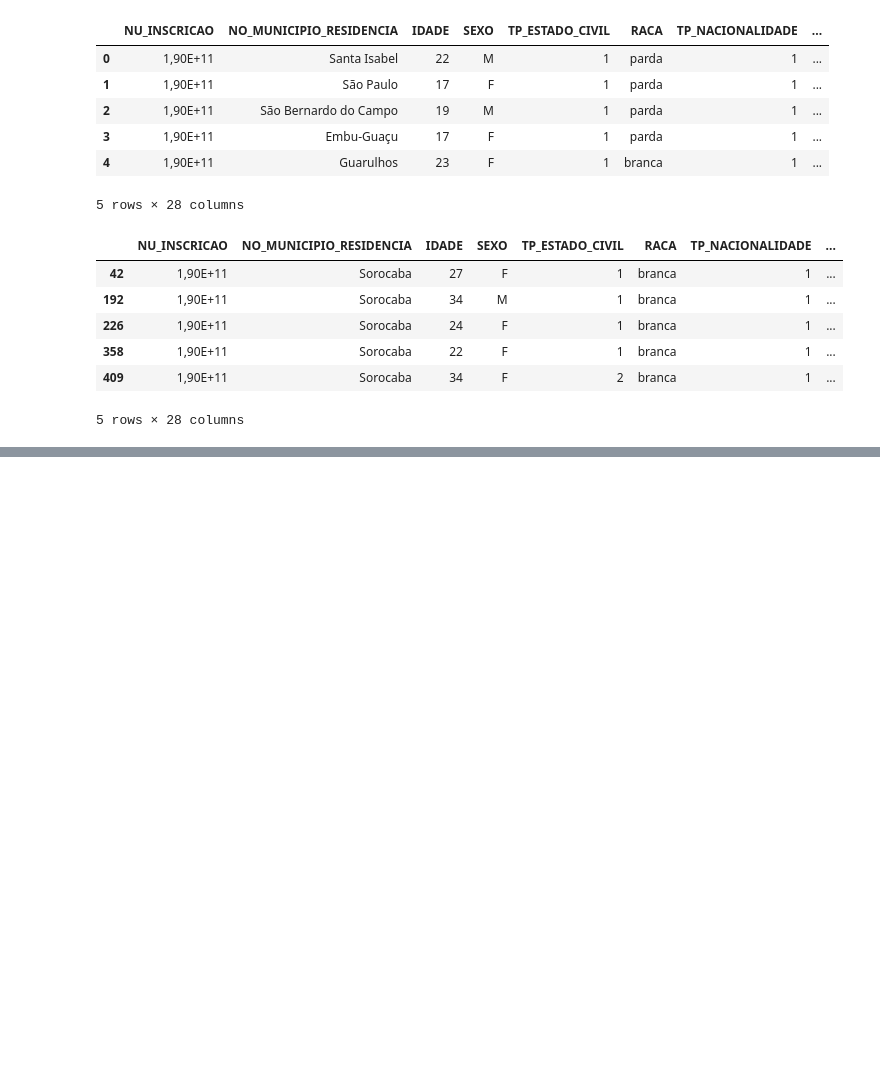
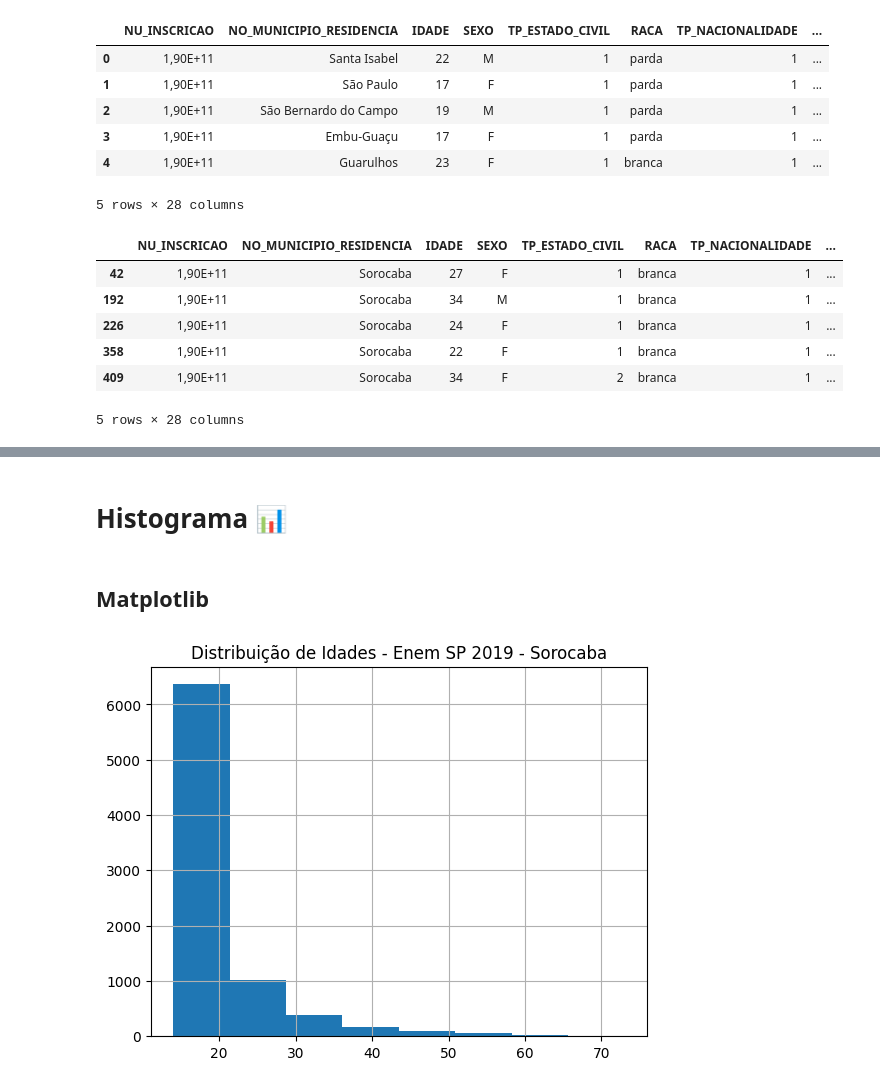
Before and after one commit to luizakuze/Cursos, a Jupyter notebook: curso/fundamentos-estatística/districuicao_frequencia.ipynb, the cells around one changed output, grey strips where cells are left out. Cells and saved outputs as stored; diff of their text form; code cells hidden in the pictures; blank space fills up the shorter version.

Commit message:
matplotlib

```diff
--- a/curso/fundamentos-estatística/districuicao_frequencia.ipynb
+++ b/curso/fundamentos-estatística/districuicao_frequencia.ipynb
@@ -30,0 +157,4 @@ enem_sorocaba.head()
+# %% [markdown]
+# Histograma 📊
+# %% [markdown]
+## Matplotlib
@@ -30,0 +163,6 @@ enem_sorocaba.head()
+# %%
+enem_sorocaba.IDADE.hist(bins=8) #tabela.COLUNA.grafico(bins=num colunas)
+plt.title('Distribuição de Idades - Enem SP 2019 - Sorocaba')
+plt.show() # um histograma: eixo Y contagem e eixo X classe
+# %% [output]
+[figure, added]
```
Also changed, not shown: parts of 18 cells of this notebook.
